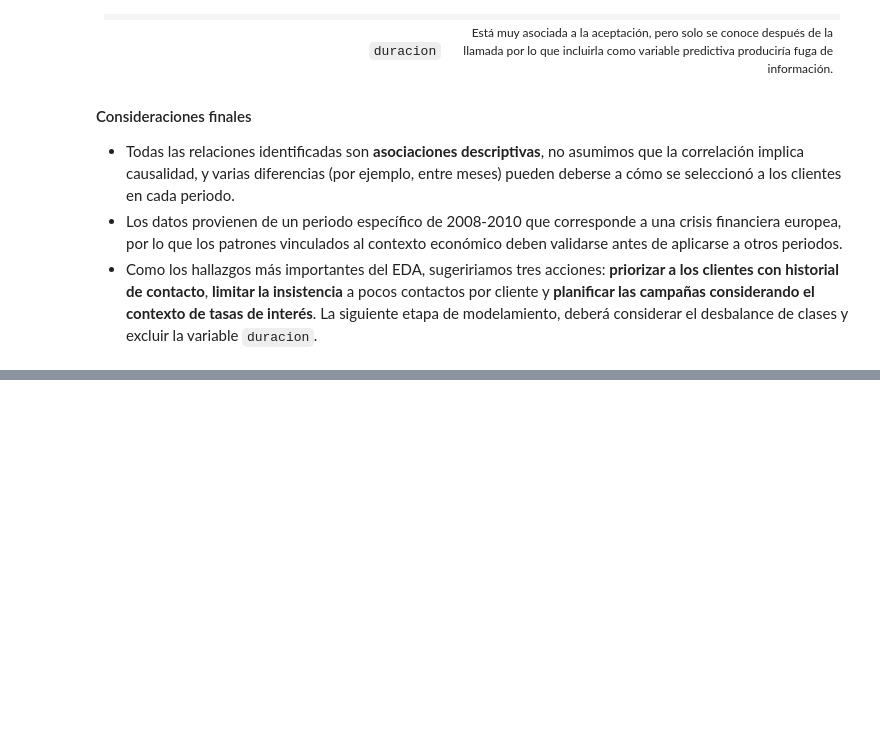
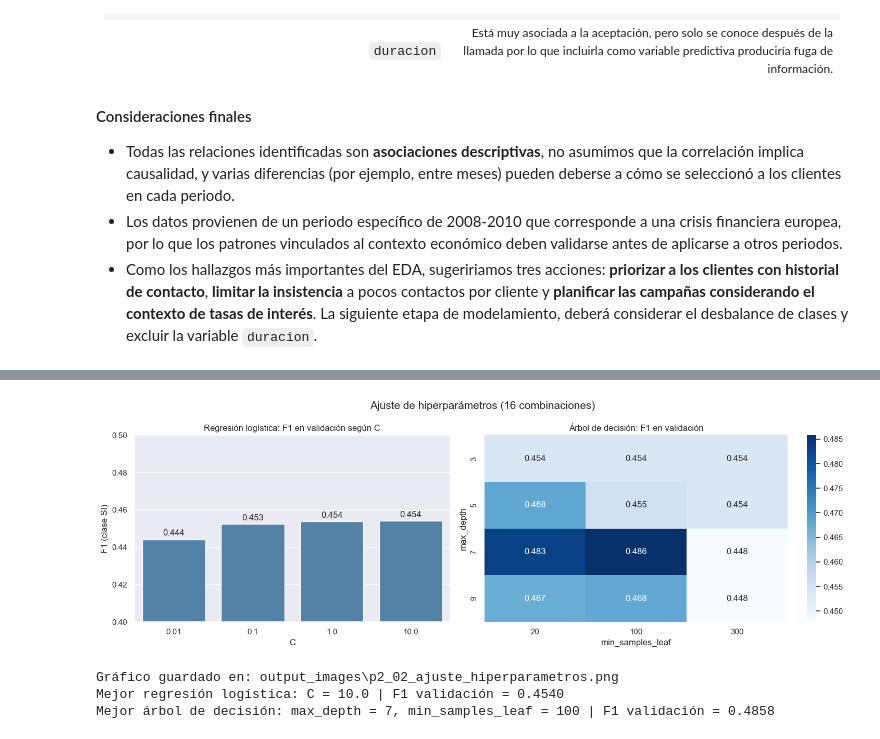
Before and after one commit to Lavacacharles/Predicting-Acceptance-in-Banking-Telemarketing-, a Jupyter notebook: code/proyecto_analisis_bancario.ipynb, the cells around one changed output, grey strips where cells are left out. Saved outputs shown, nothing was run; the diff lists cells and outputs as text; code cells hidden in the pictures; blank space fills up the shorter version.

```diff
--- a/code/proyecto_analisis_bancario.ipynb
+++ b/code/proyecto_analisis_bancario.ipynb
@@ -1868,0 +1614,13 @@ weighted avg       0.89      0.88      0.88      8236
+# %%
+X_codificado = X_original.copy()
+X_codificado["vivienda"] = X_codificado["vivienda"].map({"yes": 1, "no": 0}).astype(int)
+X_codificado["prestamo"] = X_codificado["prestamo"].map({"yes": 1, "no": 0}).astype(int)
+X_codificado["contacto_previo"] = X_codificado["contacto_previo"].map({"Sí": 1, "No": 0}).astype(int)
+X_codificado["celular"] = X_codificado["tipo_contacto"].map({"cellular": 1, "telephone": 0}).astype(int)
+X_codificado = X_codificado.drop(columns="tipo_contacto")
+
+columnas_dummies = ["empleo", "estado_civil", "educacion", "mora", "mes", "dia_semana", "resultado_previo"]
+X_codificado = pd.get_dummies(X_codificado, columns=columnas_dummies, prefix_sep="=", dtype=int)
+
+print(f"Columnas antes de codificar: {X_original.shape[1]} | después de codificar: {X_codificado.shape[1]}")
+X_codificado.head(3).T.head(20)
@@ -1868,0 +1787,29 @@ weighted avg       0.89      0.88      0.88      8236
+# %%
+fig, ejes = plt.subplots(1, 2, figsize=(15, 5), gridspec_kw={"width_ratios": [1, 1.2]})
+
+sns.barplot(x=resultados_logistica["C"].astype(str), y=resultados_logistica["f1"], color="steelblue", ax=ejes[0])
+ejes[0].set_ylim(0.40, 0.50)
+ejes[0].set_title("Regresión logística: F1 en validación según C")
+ejes[0].set_xlabel("C")
+ejes[0].set_ylabel("F1 (clase Sí)")
+for i, valor in enumerate(resultados_logistica["f1"]):
+    ejes[0].text(i, valor + 0.002, f"{valor:.3f}", ha="center")
+
+tabla_f1_arbol = resultados_arbol.pivot(index="max_depth", columns="min_samples_leaf", values="f1")
+sns.heatmap(tabla_f1_arbol, annot=True, fmt=".3f", cmap="Blues", ax=ejes[1])
+ejes[1].set_title("Árbol de decisión: F1 en validación")
+ejes[1].set_xlabel("min_samples_leaf")
+ejes[1].set_ylabel("max_depth")
+plt.suptitle("Ajuste de hiperparámetros (16 combinaciones)", fontsize=15)
+guardar_figura("p2_02_ajuste_hiperparametros.png")
+
+mejor_logistica = resultados_logistica.sort_values(["f1", "C"], ascending=[False, True]).iloc[0]
+mejor_arbol = resultados_arbol.sort_values(["f1", "max_depth"], ascending=[False, True]).iloc[0]
+print(f"Mejor regresión logística: C = {mejor_logistica['C']} | F1 validación = {mejor_logistica['f1']:.4f}")
+print(f"Mejor árbol de decisión: max_depth = {int(mejor_arbol['max_depth'])}, "
+      f"min_samples_leaf = {int(mejor_arbol['min_samples_leaf'])} | F1 validación = {mejor_arbol['f1']:.4f}")
+# %% [output]
+[figure, added]
+Gráfico guardado en: output_images\p2_02_ajuste_hiperparametros.png
+Mejor regresión logística: C = 10.0 | F1 validación = 0.4540
+Mejor árbol de decisión: max_depth = 7, min_samples_leaf = 100 | F1 validación = 0.4858
```
Also changed, not shown: parts of 81 cells of this notebook, 42 other files.
